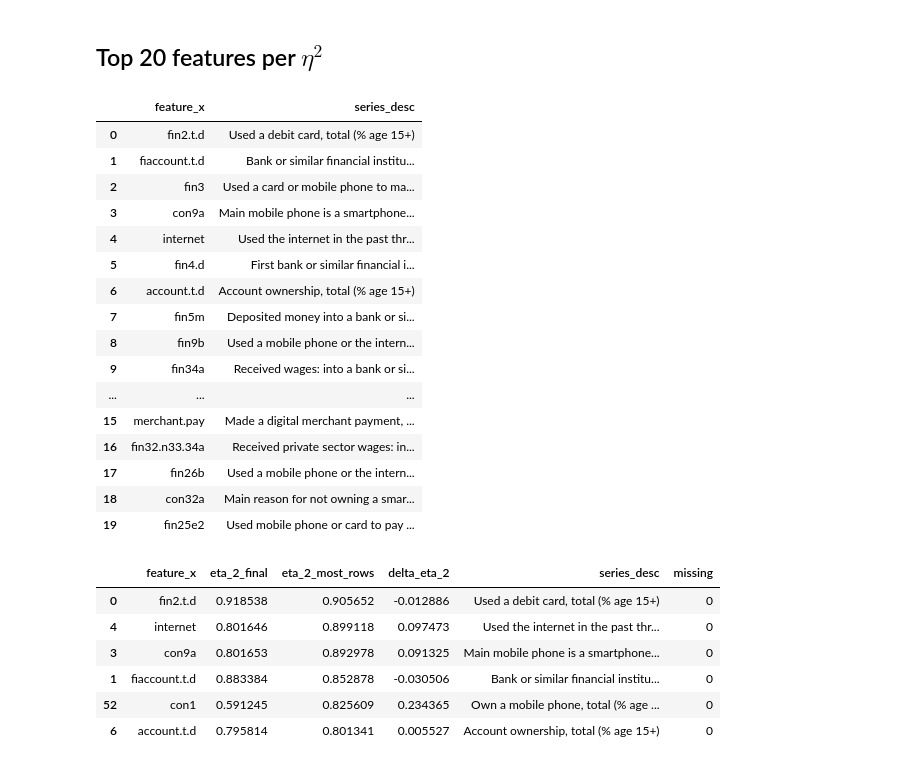
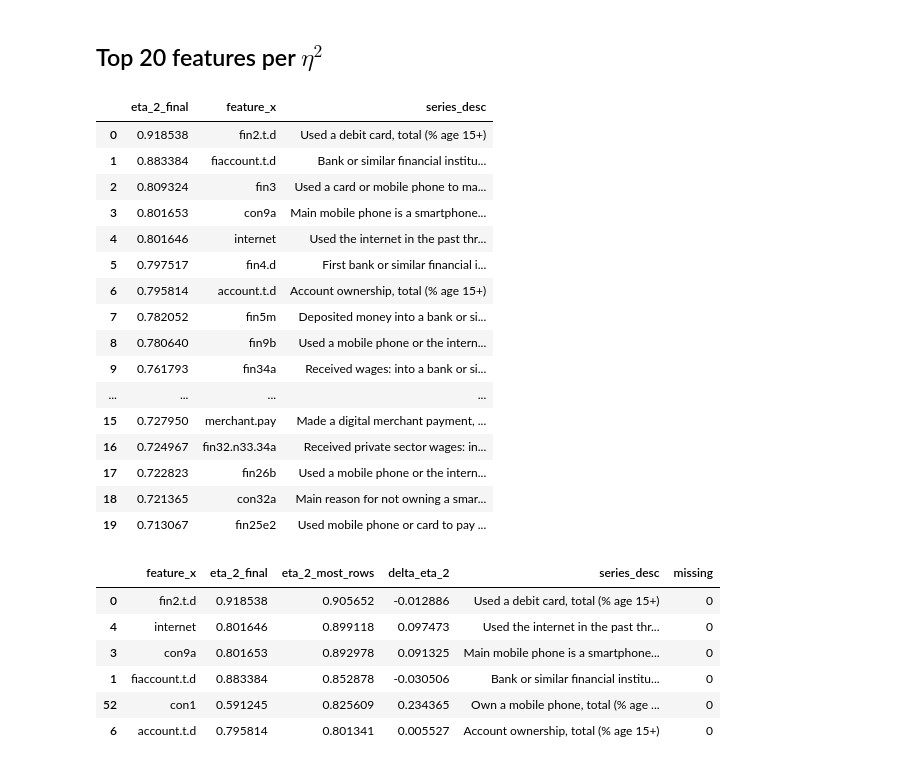
Before and after one commit to reebme/financial-attitudes-clustering, a Jupyter notebook: Notebooks/04_Clustering_Analysis.ipynb, the cells around one changed output. Drawn from its saved outputs; the diff is of its cells as text; code cells hidden in the pictures.

```diff
--- a/Notebooks/04_Clustering_Analysis.ipynb
+++ b/Notebooks/04_Clustering_Analysis.ipynb
@@ -405,41 +405,41 @@ plotting_tools.pretty_histogram(feature_etas["delta_eta_2"])
 # %%
 feature_etas_temp = (
     # add series description
     pd.merge(feature_etas, base_series_names, left_on="feature_x", right_on="series_id")
     .drop(columns=["feature_y", "series_id"]).rename(columns={"eta_2": "eta_2_most_rows"})
     .sort_values(by="eta_2_final", ascending=False)
     # add no of missing values per series column
     .assign(missing=lambda df: df["feature_x"].map(no_missing_per_series))
     .reset_index(drop=True)
 )
 
-top_20 = feature_etas_temp.iloc[:20][["feature_x", "series_desc"]]
+top_20 = feature_etas_temp.iloc[:20][["eta_2_final", "feature_x", "series_desc"]]
 
 display(
     top_20.style
     .set_properties(**{"text-align": "left"})
     .set_table_styles([
         {"selector": "th", "props": [("text-align", "left")]}
     ])
 )
 # %% [output]
-|  | feature_x | series_desc |
-| 0 | fin2.t.d | Used a debit card, total (% age 15+) |
-| 1 | fiaccount.t.d | Bank or similar financial institu... |
-| 2 | fin3 | Used a card or mobile phone to ma... |
-| 3 | con9a | Main mobile phone is a smartphone... |
-| 4 | internet | Used the internet in the past thr... |
-| 5 | fin4.d | First bank or similar financial i... |
-| 6 | account.t.d | Account ownership, total (% age 15+) |
-| 7 | fin5m | Deposited money into a bank or si... |
-| 8 | fin9b | Used a mobile phone or the intern... |
-| 9 | fin34a | Received wages: into a bank or si... |
-| ... | ... | ... |
-| 15 | merchant.pay | Made a digital merchant payment, ... |
-| 16 | fin32.n33.34a | Received private sector wages: in... |
-| 17 | fin26b | Used a mobile phone or the intern... |
-| 18 | con32a | Main reason for not owning a smar... |
-| 19 | fin25e2 | Used mobile phone or card to pay ... |
+|  | eta_2_final | feature_x | series_desc |
+| 0 | 0.918538 | fin2.t.d | Used a debit card, total (% age 15+) |
+| 1 | 0.883384 | fiaccount.t.d | Bank or similar financial institu... |
+| 2 | 0.809324 | fin3 | Used a card or mobile phone to ma... |
+| 3 | 0.801653 | con9a | Main mobile phone is a smartphone... |
+| 4 | 0.801646 | internet | Used the internet in the past thr... |
+| 5 | 0.797517 | fin4.d | First bank or similar financial i... |
+| 6 | 0.795814 | account.t.d | Account ownership, total (% age 15+) |
+| 7 | 0.782052 | fin5m | Deposited money into a bank or si... |
+| 8 | 0.780640 | fin9b | Used a mobile phone or the intern... |
+| 9 | 0.761793 | fin34a | Received wages: into a bank or si... |
+| ... | ... | ... | ... |
+| 15 | 0.727950 | merchant.pay | Made a digital merchant payment, ... |
+| 16 | 0.724967 | fin32.n33.34a | Received private sector wages: in... |
+| 17 | 0.722823 | fin26b | Used a mobile phone or the intern... |
+| 18 | 0.721365 | con32a | Main reason for not owning a smar... |
+| 19 | 0.713067 | fin25e2 | Used mobile phone or card to pay ... |
 # %%
 feature_etas_temp[feature_etas_temp["missing"] == 0].sort_values(by="eta_2_most_rows", ascending=False)
 # %% [output]
```
Also changed, not shown: parts of 18 cells of this notebook.
